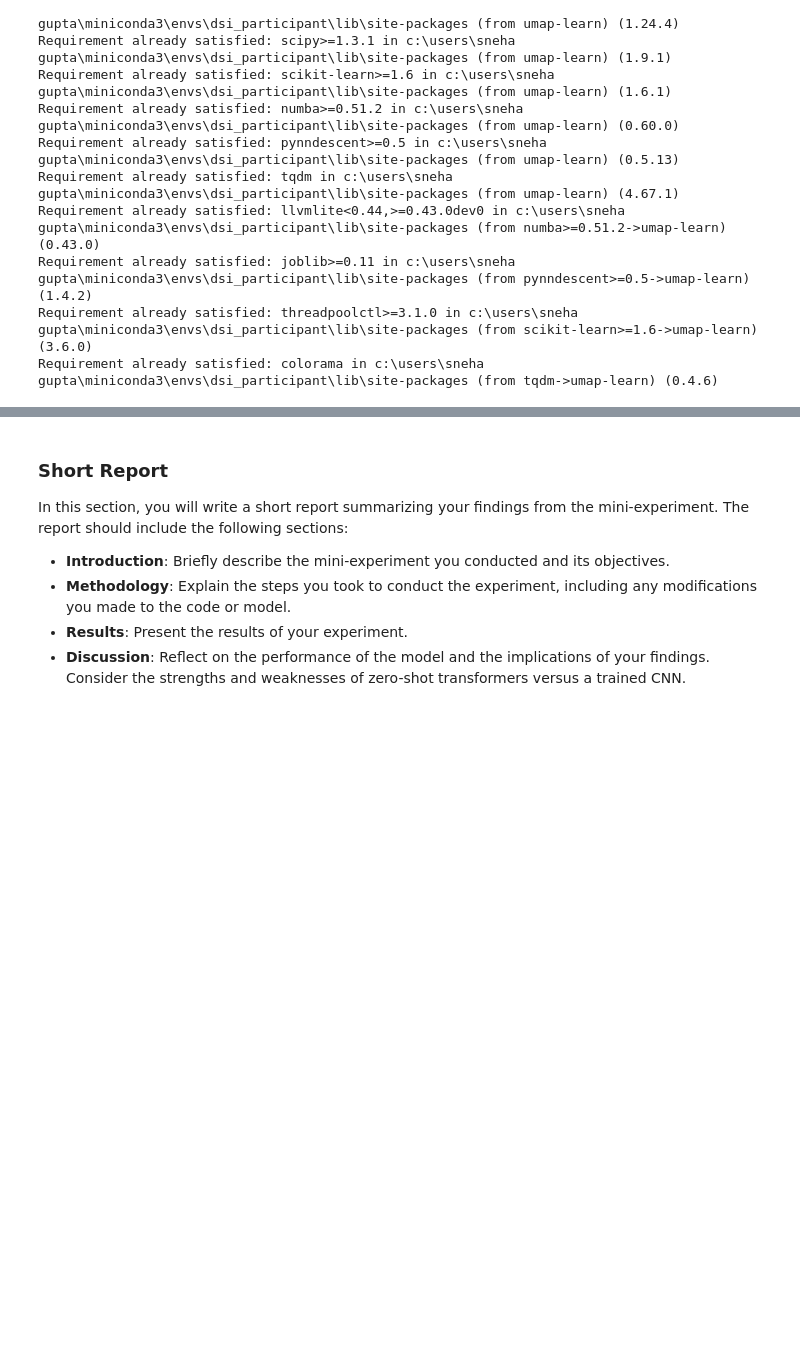
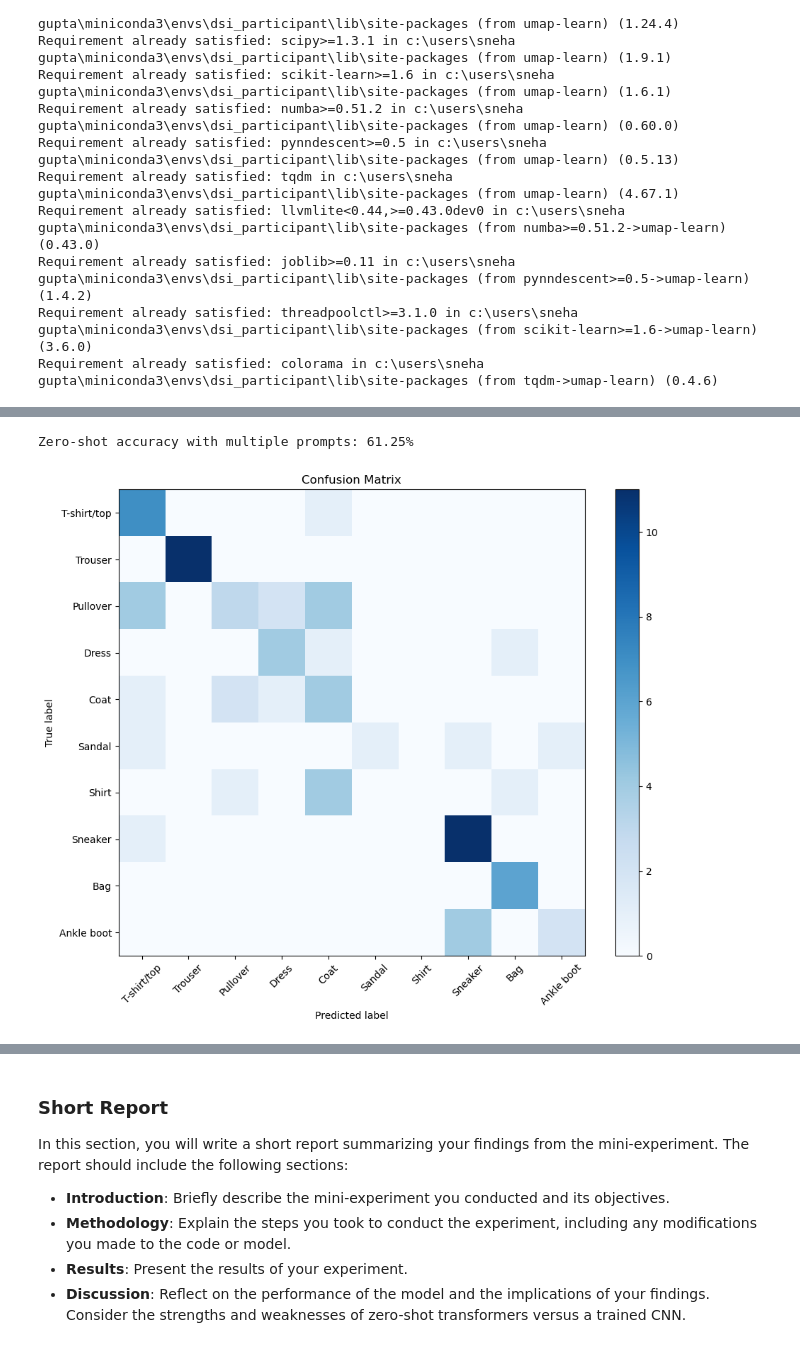
Before and after one commit to reachsneha02/deep_learning, a Jupyter notebook: 02_activities/assignments/assignment_2.ipynb, the cells around one changed output, grey strips where cells are left out. Drawn from its saved outputs; the diff is of its cells as text; code cells hidden in the pictures; blank space fills up the shorter version.

```diff
--- a/02_activities/assignments/assignment_2.ipynb
+++ b/02_activities/assignments/assignment_2.ipynb
@@ -500,2 +520,57 @@ ValueError: The image to be converted to a PIL image contains values outside the
 # %%
-# B) Multi Description Classification
+# B) Multi Description
+
+# Define multiple descriptions per class
+MULTI_PROMPT_DICT = {
+    0: ["a photo of a T-shirt", "a photo of a top", "a sleeveless cotton shirt"],
+    1: ["a pair of trousers", "a photo of pants", "long formal pants"],
+    2: ["a woolen pullover", "a sweater for winter", "a knitted jumper"],
+    3: ["a dress", "a long one-piece outfit", "a photo of a casual dress"],
+    4: ["a coat", "a long overcoat", "a winter jacket"],
+    5: ["a pair of sandals", "open-toed footwear", "beach flip-flops"],
+    6: ["a formal shirt", "a collared button-down shirt", "office wear shirt"],
+    7: ["a pair of sneakers", "ankle-high sports shoes", "casual running shoes"],
+    8: ["a handbag", "a leather purse", "a shoulder bag"],
+    9: ["an ankle boot", "leather ankle boots", "high-ankle shoes"]
+}
+
+all_prompts = []
+prompt_to_class = []
+
+for class_idx, prompts in MULTI_PROMPT_DICT.items():
+    all_prompts.extend(prompts)
+    prompt_to_class.extend([class_idx] * len(prompts))
+
+
+text_embeddings = get_text_embeddings(all_prompts)
+
+y_true, y_pred = [], []
+
+for i, (pixel_values, labels) in enumerate(test_loader):
+    if i >= 5:
+        break
+
+    image_embeddings = get_image_embeddings(pixel_values)
+    cosine_sim = get_cosine_similarity(image_embeddings, text_embeddings)
+
+    # Aggregate prompt similarities per class
+    num_classes = len(MULTI_PROMPT_DICT)
+    batch_size = cosine_sim.shape[0]
+    class_sim = np.zeros((batch_size, num_classes))
+
+    for class_idx in range(num_classes):
+        indices = [i for i, c in enumerate(prompt_to_class) if c == class_idx]
+        class_sim[:, class_idx] = cosine_sim[:, indices].mean(axis=1)
+
+    predicted_classes = class_sim.argmax(axis=1)
+
+    y_true.extend(labels.cpu().numpy())
+    y_pred.extend(predicted_classes)
+
+
+accuracy = accuracy_score(y_true, y_pred)
+print(f"Zero-shot accuracy with multiple prompts: {accuracy * 100:.2f}%")
+plot_confusion_matrix(y_true, y_pred, CLASS_NAMES)
+# %% [output]
+Zero-shot accuracy with multiple prompts: 61.25%
+[figure, added]
```
Also changed, not shown: parts of 8 cells of this notebook.
